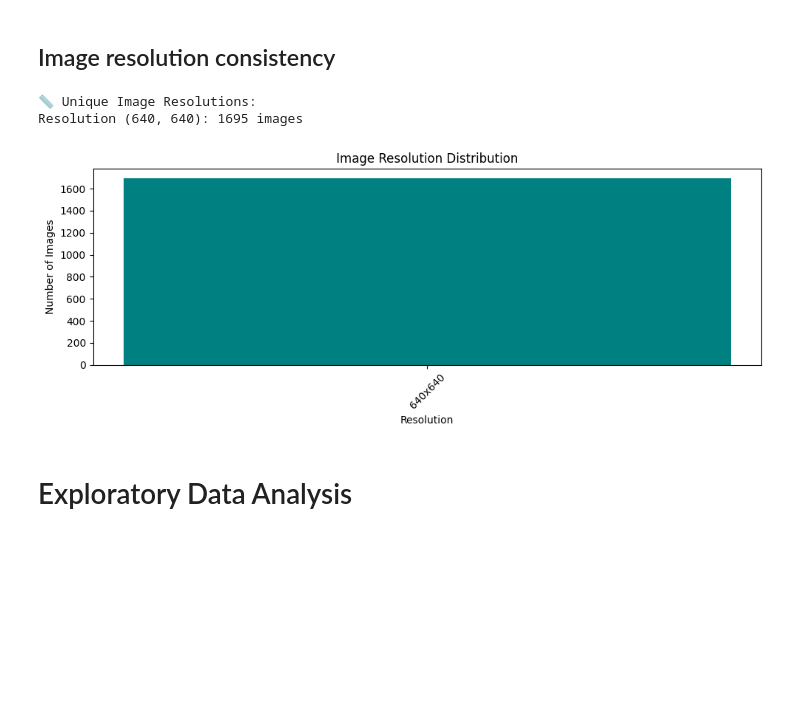
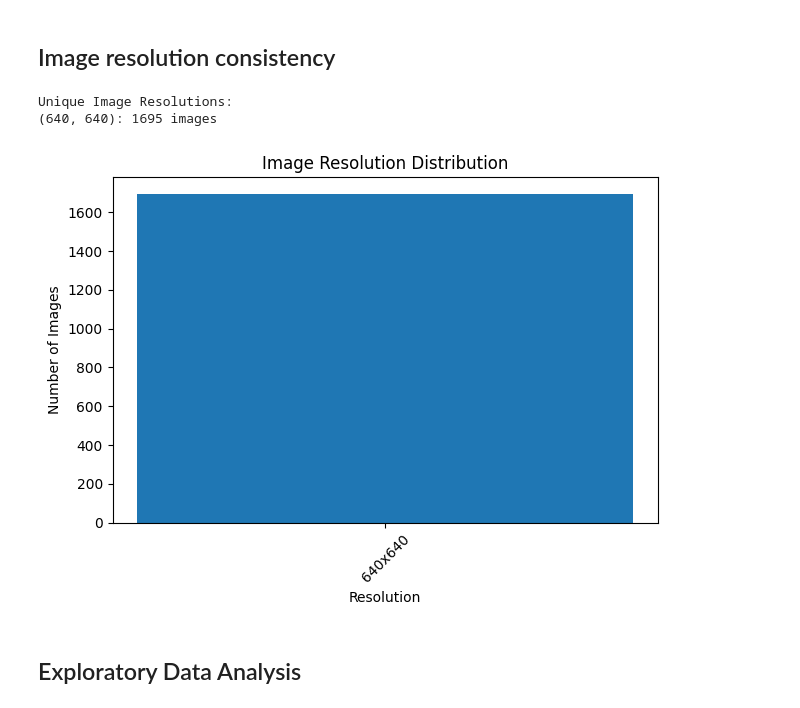
Before and after one commit to Jan2309jr/Brain-Tumor-MRI-Image-Classification, a Jupyter notebook: brain-tumor-detection.ipynb, the cells around one changed output. Drawn from its saved outputs; the diff is of its cells as text; code cells hidden in the pictures; blank space fills up the shorter version.

```diff
--- a/brain-tumor-detection.ipynb
+++ b/brain-tumor-detection.ipynb
@@ -176,44 +147,41 @@ check_class_distribution(train_path)
 ## Image resolution consistency
 # %%
 def check_image_resolutions(data_path):
-    resolution_count = defaultdict(int)
+    resolutions = {}
 
-    for class_name in os.listdir(data_path):
-        class_path = os.path.join(data_path, class_name)
-        if not os.path.isdir(class_path): continue
+    for folder in os.listdir(data_path):
+        path = os.path.join(data_path, folder)
+        if not os.path.isdir(path):
+            continue
 
-        for image_file in os.listdir(class_path):
-            image_path = os.path.join(class_path, image_file)
+        for file in os.listdir(path):
             try:
-                with Image.open(image_path) as img:
-                    resolution_count[img.size] += 1  # (width, height)
-            except Exception as e:
-                print(f"Error loading {image_path}: {e}")
+                img = Image.open(os.path.join(path, file))
+                size = img.size  # (width, height)
+                resolutions[size] = resolutions.get(size, 0) + 1
+            except:
+                print(f"Error reading {file}")
 
-    # Print unique resolutions
-    print("\n📏 Unique Image Resolutions:")
-    for res, count in sorted(resolution_count.items(), key=lambda x: -x[1]):
-        print(f"Resolution {res}: {count} images")
+    print("\nUnique Image Resolutions:")
+    for res, count in sorted(resolutions.items(), key=lambda x: -x[1]):
+        print(f"{res}: {count} images")
 
-    # Plot resolution frequency
-    if resolution_count:
-        labels = [f"{w}x{h}" for (w, h) in resolution_count.keys()]
-        values = list(resolution_count.values())
+    # Plot
+    if resolutions:
+        labels = [f"{w}x{h}" for (w, h) in resolutions.keys()]
+        values = values = [v for v in resolutions.values()]
 
-        plt.figure(figsize=(10, 4))
-        plt.bar(labels, values, color='teal')
+        plt.bar(labels, values)
         plt.title("Image Resolution Distribution")
         plt.xlabel("Resolution")
         plt.ylabel("Number of Images")
         plt.xticks(rotation=45)
         plt.tight_layout()
         plt.show()
-
-# Example usage:
 check_image_resolutions(train_path)
 # %% [output]
-📏 Unique Image Resolutions:
-Resolution (640, 640): 1695 images
+Unique Image Resolutions:
+(640, 640): 1695 images
-[figure, old version]
+[figure, new version]
 # %% [markdown]
-# Exploratory Data Analysis
+## Exploratory Data Analysis
```
Also changed, not shown: parts of 27 cells of this notebook.
